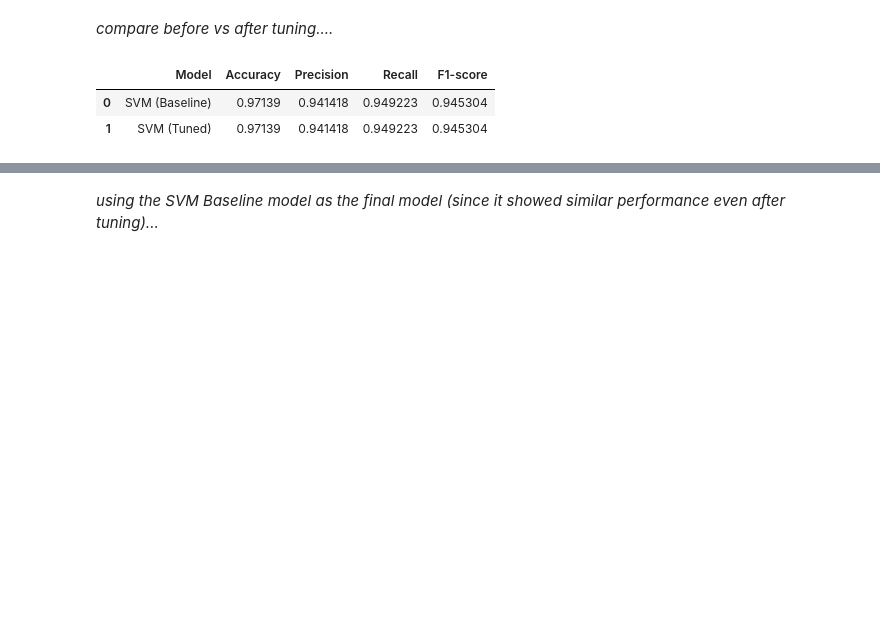
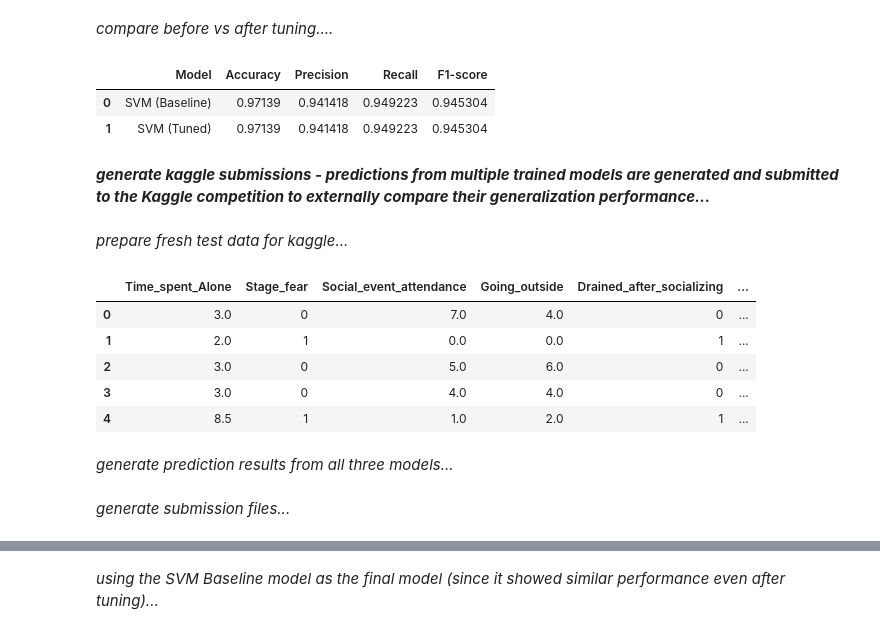
Before and after one commit to Dazzler123/Machine-Learning-Personality-Prediction-System, a Jupyter notebook: notebook/CIS6005_ML_Approach_to_Personality_Prediction.ipynb, the cells around one changed output, grey strips where cells are left out. Cells and saved outputs as stored; diff of their text form; code cells hidden in the pictures; blank space fills up the shorter version.

Commit message:
update kaggle submission

```diff
--- a/notebook/CIS6005_ML_Approach_to_Personality_Prediction.ipynb
+++ b/notebook/CIS6005_ML_Approach_to_Personality_Prediction.ipynb
@@ -661,3 +661,41 @@ tuning_comparison
 |  | Model | Accuracy | Precision | Recall | F1-score |
 | 0 | SVM (Baseline) | 0.97139 | 0.941418 | 0.949223 | 0.945304 |
 | 1 | SVM (Tuned) | 0.97139 | 0.941418 | 0.949223 | 0.945304 |
+# %% [markdown]
+***generate kaggle submissions - predictions from multiple trained models are generated and submitted to the Kaggle competition to externally compare their generalization performance...***
+# %% [markdown]
+*prepare fresh test data for kaggle...*
+# %%
+test_df = pd.read_csv("/content/drive/MyDrive/personality_prediction_ml_kaggle_competition/test.csv")
+
+# separate features
+X_test_kaggle = test_df.drop(columns=["id"])
+
+# handle missing values
+for col in numerical_features:
+    X_test_kaggle[col] = X_test_kaggle[col].fillna(X_test_kaggle[col].median())
+
+for col in categorical_features:
+    X_test_kaggle[col] = X_test_kaggle[col].fillna(X_test_kaggle[col].mode()[0])
+
+# encode categorical features
+X_test_kaggle["Stage_fear"] = X_test_kaggle["Stage_fear"].map({"Yes": 1, "No": 0})
+X_test_kaggle["Drained_after_socializing"] = X_test_kaggle["Drained_after_socializing"].map({"Yes": 1, "No": 0})
+
+# apply IQR capping
+for col in numerical_features:
+    X_test_kaggle[col] = iqr_cap(X_test_kaggle[col])
+
+# enforce feature order
+X_test_kaggle = X_test_kaggle[X_train.columns.tolist()]
+
+X_test_kaggle.head()
+# %% [output]
+|  | Time_spent_Alone | Stage_fear | Social_event_attendance | Going_outside | Drained_after_socializing | ... |
+| 0 | 3.0 | 0 | 7.0 | 4.0 | 0 | ... |
+| 1 | 2.0 | 1 | 0.0 | 0.0 | 1 | ... |
+| 2 | 3.0 | 0 | 5.0 | 6.0 | 0 | ... |
+| 3 | 3.0 | 0 | 4.0 | 4.0 | 0 | ... |
+| 4 | 8.5 | 1 | 1.0 | 2.0 | 1 | ... |
+# %% [markdown]
+*generate prediction results from all three models...*
@@ -663,0 +708,2 @@ tuning_comparison
+# %% [markdown]
+*generate submission files...*
```
Also changed, not shown: parts of 7 cells of this notebook, 2 other files.
